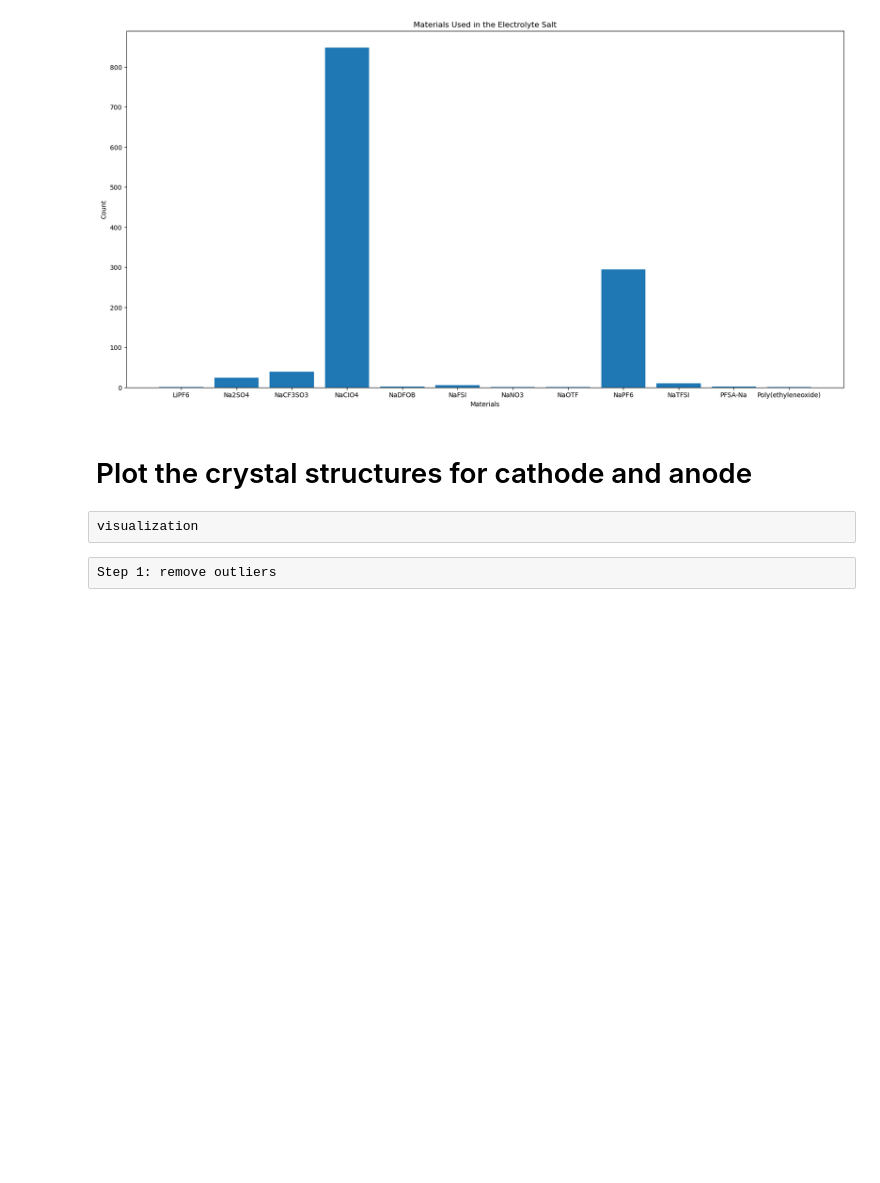
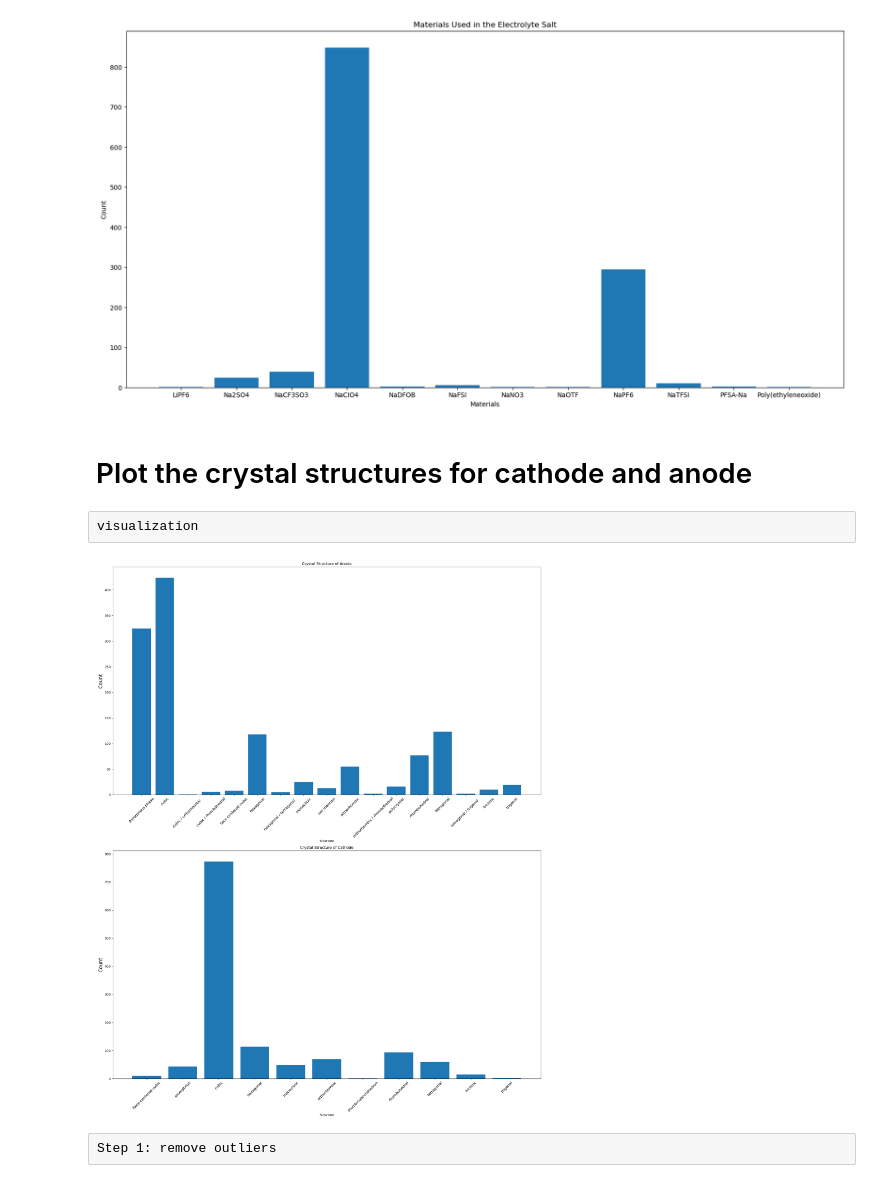
Before and after one commit to codechemE/MathComputation, a Jupyter notebook: final_project/final_project.ipynb, the cells around one changed output. Saved outputs shown, nothing was run; the diff lists cells and outputs as text; code cells hidden in the pictures; blank space fills up the shorter version.

```diff
--- a/final_project/final_project.ipynb
+++ b/final_project/final_project.ipynb
@@ -69,37 +69,42 @@ plt.savefig("Electrolyte_Salt.png")
 # %% [raw]
 visualization
 # %%
-anode_group = read_data["Anode.Group"]
-cathode_group = read_data["Cathode.Group"]
-cathode_group_count = read_data.groupby("Cathode.Group").size()
-anode_group_count = read_data.groupby("Anode.Group").size()
-
-counts_cathode = []
-counts_anode = []
-anode_group_labels = anode_group_count.index
-cathode_group_labels = cathode_group_count.index
-
-for individual_counts in anode_group_count:
-    counts_anode.append(individual_counts)
-
-for individual_counts in cathode_group_count:
-    counts_cathode.append(individual_counts)
+import matplotlib.pyplot as plt
 
 
-fig, (ax1, ax2) = plt.subplots(2, 1, figsize=(20, 30))
 
+# Counts by group
+anode_structure_count = read_data.groupby("Anode.Crystal Structure").size()
+cathode_structure_count = read_data.groupby("Cathode.Crystal").size()
 
-ax1.bar(anode_group_labels, counts_anode)
-ax1.set_title("Materials Used for the Anode")
-ax1.set_xlabel("Materials")
-ax1.set_ylabel("Count")
+counts_anode_structure = list(anode_structure_count)
+counts_cathode_structure = list(cathode_structure_count)
 
+anode_labels = anode_structure_count.index
+cathode_labels = cathode_structure_count.index
 
-ax2.bar(cathode_group_labels, counts_cathode)
-ax2.set_title("Materials Used for the Cathode")
-ax2.set_xlabel("Materials")
-ax2.set_ylabel("Count")
+# Create subplots
+fig, (ax1, ax2) = plt.subplots(2, 1, figsize=(20, 25))
+
+# Plotting Anode Structure Counts
+ax1.bar(anode_labels, counts_anode_structure)
+ax1.set_title("Crystal Structure of Anode")
+ax1.set_xlabel("Structure")
+ax1.set_ylabel("Count", fontsize = 16)
+ax1.tick_params(axis='x', labelrotation=45, labelsize=12)  # Rotate and increase font size
+
+# Plotting Cathode Structure Counts
+ax2.bar(cathode_labels, counts_cathode_structure)
+ax2.set_title("Crystal Structure of Cathode")
+ax2.set_xlabel("Structure")
+ax2.set_ylabel("Count", fontsize=16)
+ax2.tick_params(axis='x', labelrotation=45, labelsize=12)  # Rotate and increase font size
+
+# Save the figure
+plt.tight_layout()  # Adjust layout to make room for label rotation
 plt.savefig("Anode and Cathode Crystal Structures.png")
+# %% [output]
+[figure, added]
 # %% [raw]
 Step 1: remove outliers
 # %%
```
Also changed, not shown: parts of 6 cells of this notebook, 21 other files.
